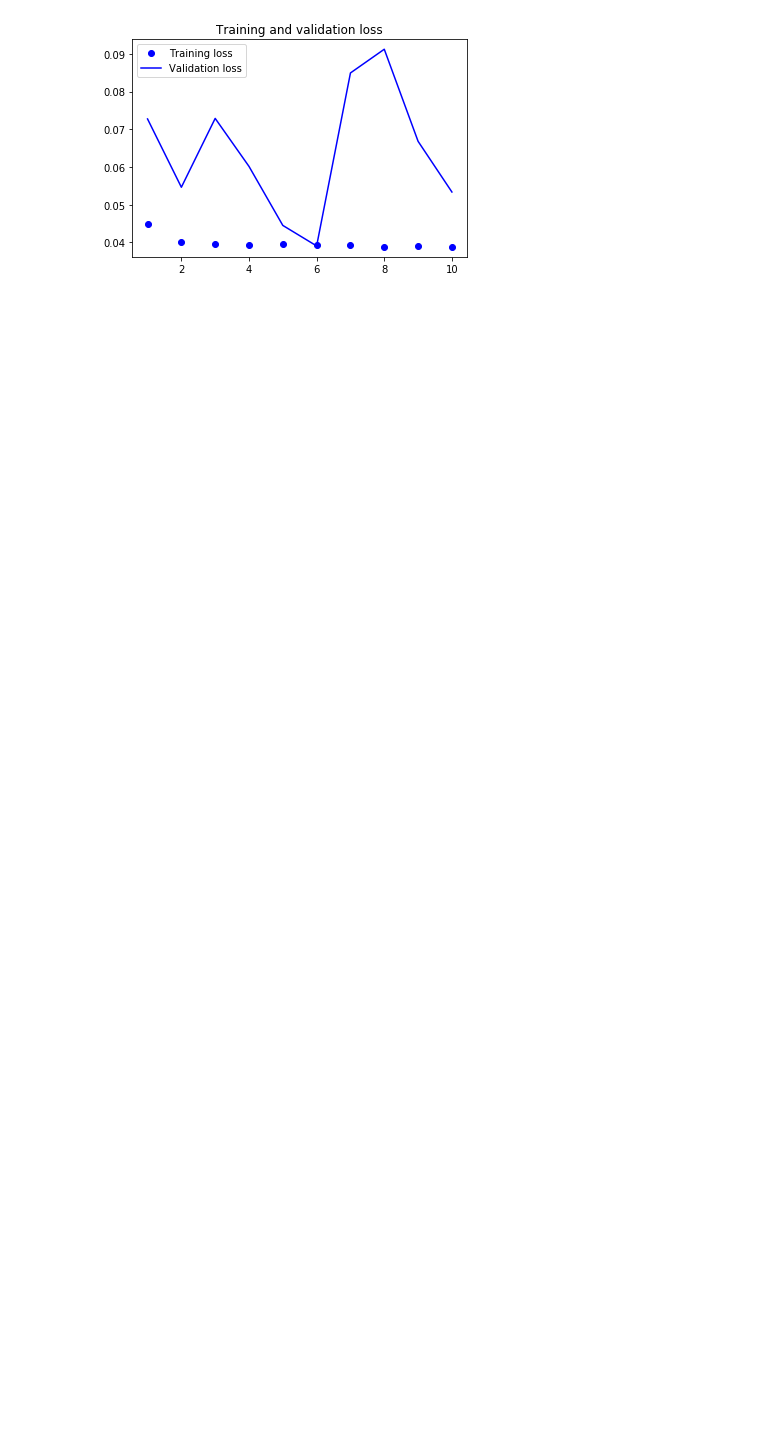
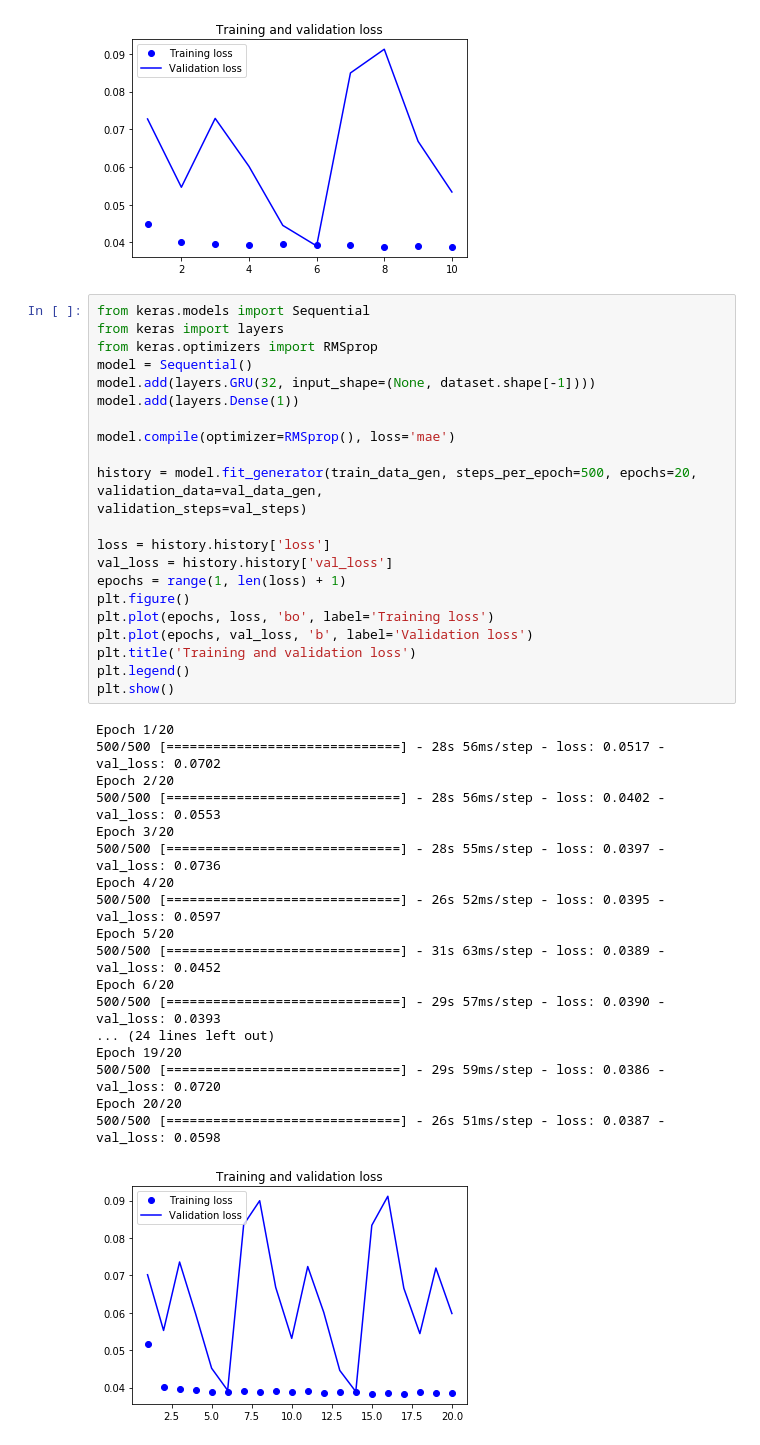
Before and after one commit to lauracarpaciu/Avocado-Prices, a Jupyter notebook: Avocado.ipynb, the cells around one changed output. Drawn from its saved outputs; the diff is of its cells as text; blank space fills up the shorter version.

```diff
--- a/Avocado.ipynb
+++ b/Avocado.ipynb
@@ -125,3 +125,45 @@ Epoch 9/10
 Epoch 10/10
 500/500 [==============================] - 24s 48ms/step - loss: 0.0388 - val_loss: 0.0534
 [figure]
+# %%
+from keras.models import Sequential
+from keras import layers
+from keras.optimizers import RMSprop
+model = Sequential()
+model.add(layers.GRU(32, input_shape=(None, dataset.shape[-1])))
+model.add(layers.Dense(1))
+
+model.compile(optimizer=RMSprop(), loss='mae')
+
+history = model.fit_generator(train_data_gen, steps_per_epoch=500, epochs=20,
+validation_data=val_data_gen,
+validation_steps=val_steps)
+
+loss = history.history['loss']
+val_loss = history.history['val_loss']
+epochs = range(1, len(loss) + 1)
+plt.figure()
+plt.plot(epochs, loss, 'bo', label='Training loss')
+plt.plot(epochs, val_loss, 'b', label='Validation loss')
+plt.title('Training and validation loss')
+plt.legend()
+plt.show()
+# %% [output]
+Epoch 1/20
+500/500 [==============================] - 28s 56ms/step - loss: 0.0517 - val_loss: 0.0702
+Epoch 2/20
+500/500 [==============================] - 28s 56ms/step - loss: 0.0402 - val_loss: 0.0553
+Epoch 3/20
+500/500 [==============================] - 28s 55ms/step - loss: 0.0397 - val_loss: 0.0736
+Epoch 4/20
+500/500 [==============================] - 26s 52ms/step - loss: 0.0395 - val_loss: 0.0597
+Epoch 5/20
+500/500 [==============================] - 31s 63ms/step - loss: 0.0389 - val_loss: 0.0452
+Epoch 6/20
+500/500 [==============================] - 29s 57ms/step - loss: 0.0390 - val_loss: 0.0393
+... (24 lines left out)
+Epoch 19/20
+500/500 [==============================] - 29s 59ms/step - loss: 0.0386 - val_loss: 0.0720
+Epoch 20/20
+500/500 [==============================] - 26s 51ms/step - loss: 0.0387 - val_loss: 0.0598
+[figure, added]
```
Also changed, not shown: parts of 9 cells of this notebook.
